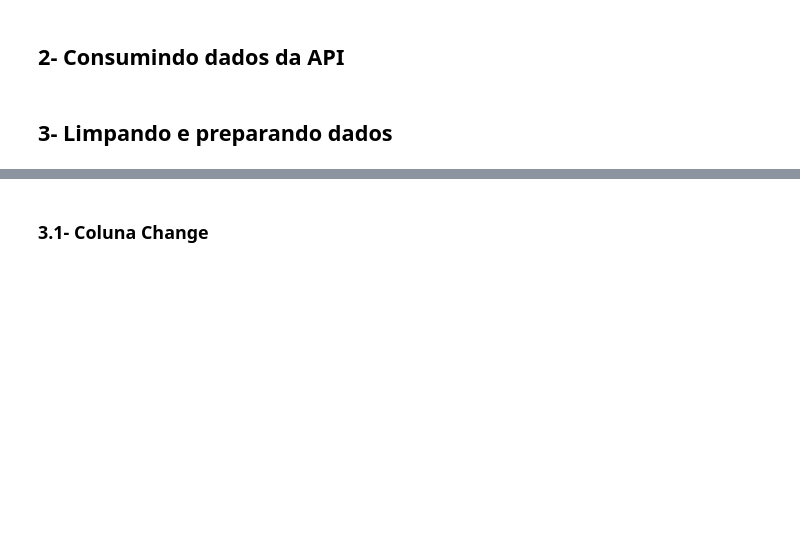
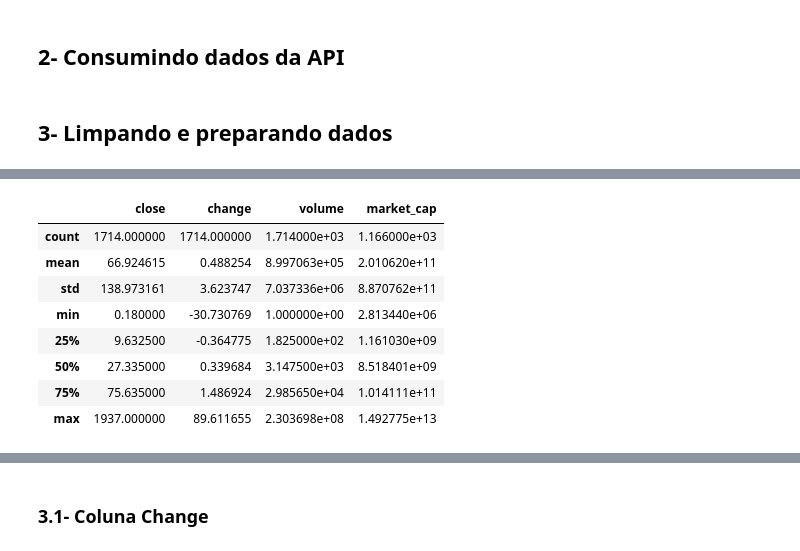
Before and after one commit to MateusNaza/Analise_de_acoes_com_bibliotecas_python, a Jupyter notebook: Requisição API usando Pandas.ipynb, the cells around one changed output, grey strips where cells are left out. Saved outputs shown, nothing was run; the diff lists cells and outputs as text; code cells hidden in the pictures; blank space fills up the shorter version.

```diff
--- a/Requisição API usando Pandas.ipynb
+++ b/Requisição API usando Pandas.ipynb
@@ -50,2 +48,14 @@ sector        411
 type            0
 dtype: int64
+# %%
+df.describe()
+# %% [output]
+|  | close | change | volume | market_cap |
+| count | 1714.000000 | 1714.000000 | 1.714000e+03 | 1.166000e+03 |
+| mean | 66.924615 | 0.488254 | 8.997063e+05 | 2.010620e+11 |
+| std | 138.973161 | 3.623747 | 7.037336e+06 | 8.870762e+11 |
+| min | 0.180000 | -30.730769 | 1.000000e+00 | 2.813440e+06 |
+| 25% | 9.632500 | -0.364775 | 1.825000e+02 | 1.161030e+09 |
+| 50% | 27.335000 | 0.339684 | 3.147500e+03 | 8.518401e+09 |
+| 75% | 75.635000 | 1.486924 | 2.985650e+04 | 1.014111e+11 |
+| max | 1937.000000 | 89.611655 | 2.303698e+08 | 1.492775e+13 |
```
Also changed, not shown: parts of 15 cells of this notebook.
